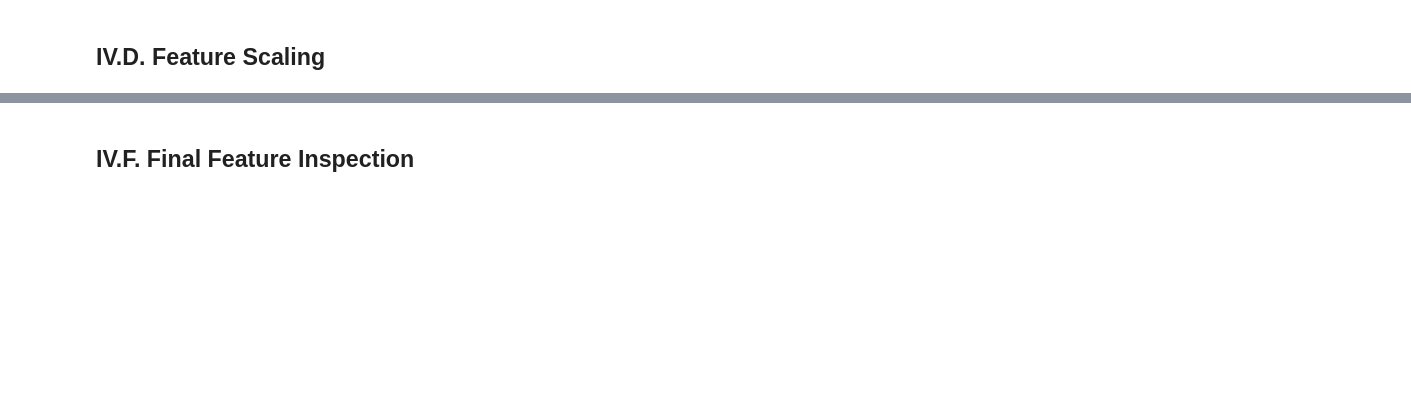
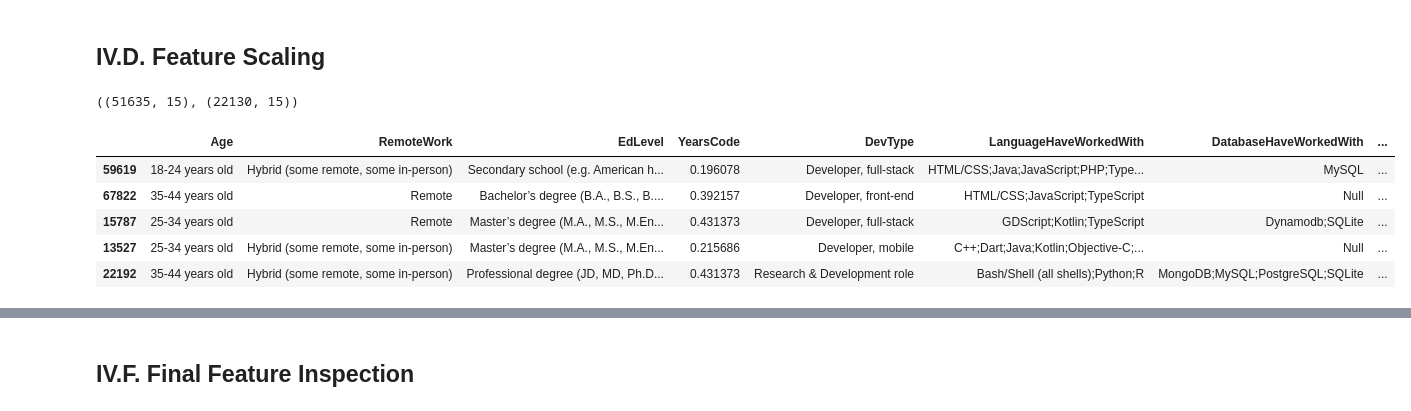
Before and after one commit to hardefarogonondo/tech-talent-recommendation-engine, a Jupyter notebook: notebooks/3_feature_engineering/feature_engineering.ipynb, the cells around one changed output, grey strips where cells are left out. Cells and saved outputs as stored; diff of their text form; code cells hidden in the pictures; blank space fills up the shorter version.

```diff
--- a/notebooks/3_feature_engineering/feature_engineering.ipynb
+++ b/notebooks/3_feature_engineering/feature_engineering.ipynb
@@ -158,3 +136,17 @@ X_train.shape, X_test.shape
+# %%
+feature_to_scale = ["YearsCode"]
+# %%
+train, test = minmax_scaler(train, test, feature_to_scale)
+train.shape, test.shape
+# %% [output]
+((51635, 15), (22130, 15))
 # %%
-X_train.head()
+train.head()
+# %% [output]
+|  | Age | RemoteWork | EdLevel | YearsCode | DevType | LanguageHaveWorkedWith | DatabaseHaveWorkedWith | ... |
+| 59619 | 18-24 years old | Hybrid (some remote, some in-person) | Secondary school (e.g. American h... | 0.196078 | Developer, full-stack | HTML/CSS;Java;JavaScript;PHP;Type... | MySQL | ... |
+| 67822 | 35-44 years old | Remote | Bachelor’s degree (B.A., B.S., B.... | 0.392157 | Developer, front-end | HTML/CSS;JavaScript;TypeScript | Null | ... |
+| 15787 | 25-34 years old | Remote | Master’s degree (M.A., M.S., M.En... | 0.431373 | Developer, full-stack | GDScript;Kotlin;TypeScript | Dynamodb;SQLite | ... |
+| 13527 | 25-34 years old | Hybrid (some remote, some in-person) | Master’s degree (M.A., M.S., M.En... | 0.215686 | Developer, mobile | C++;Dart;Java;Kotlin;Objective-C;... | Null | ... |
+| 22192 | 35-44 years old | Hybrid (some remote, some in-person) | Professional degree (JD, MD, Ph.D... | 0.431373 | Research & Development role | Bash/Shell (all shells);Python;R | MongoDB;MySQL;PostgreSQL;SQLite | ... |
 # %%
```
Also changed, not shown: parts of 95 cells of this notebook.
